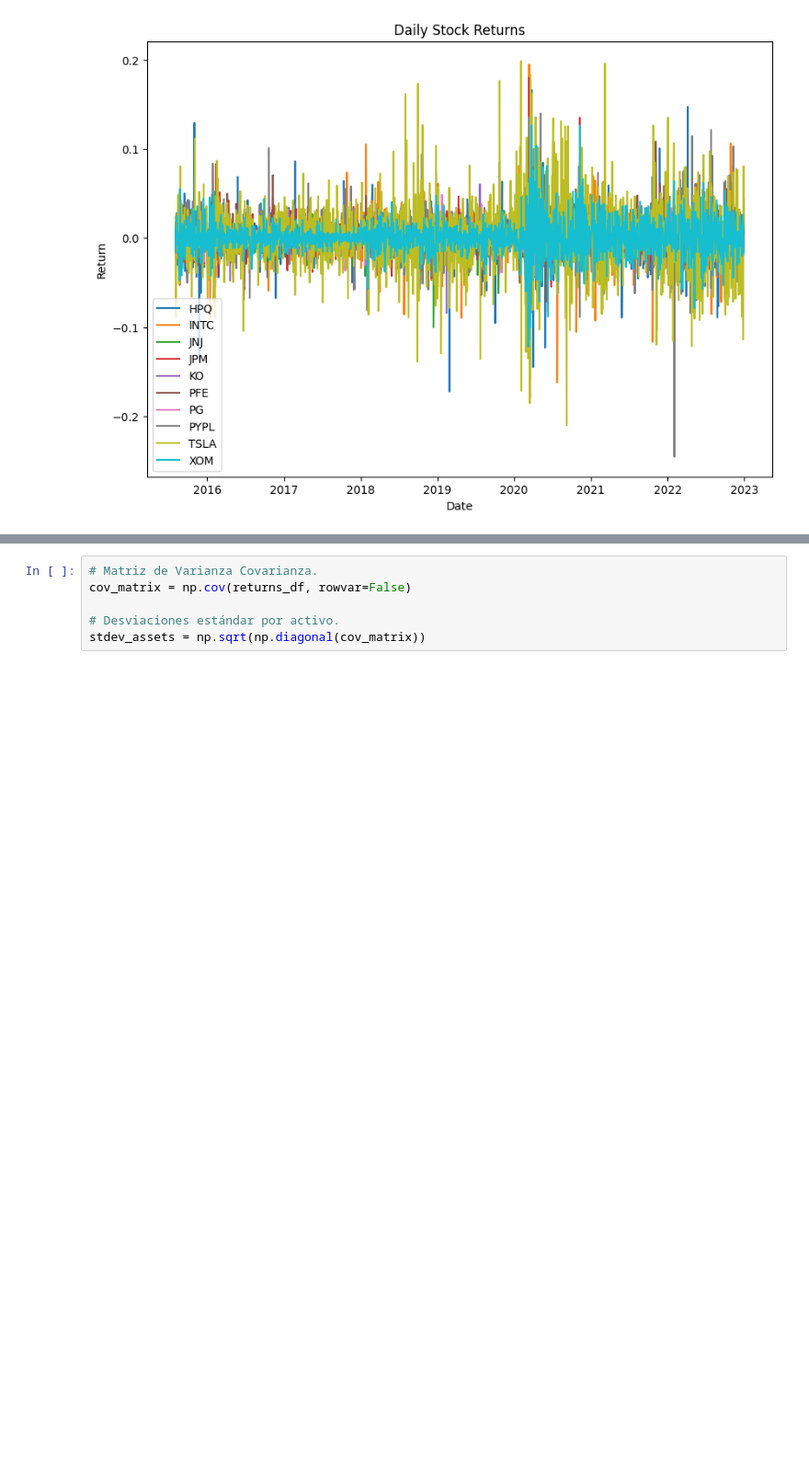
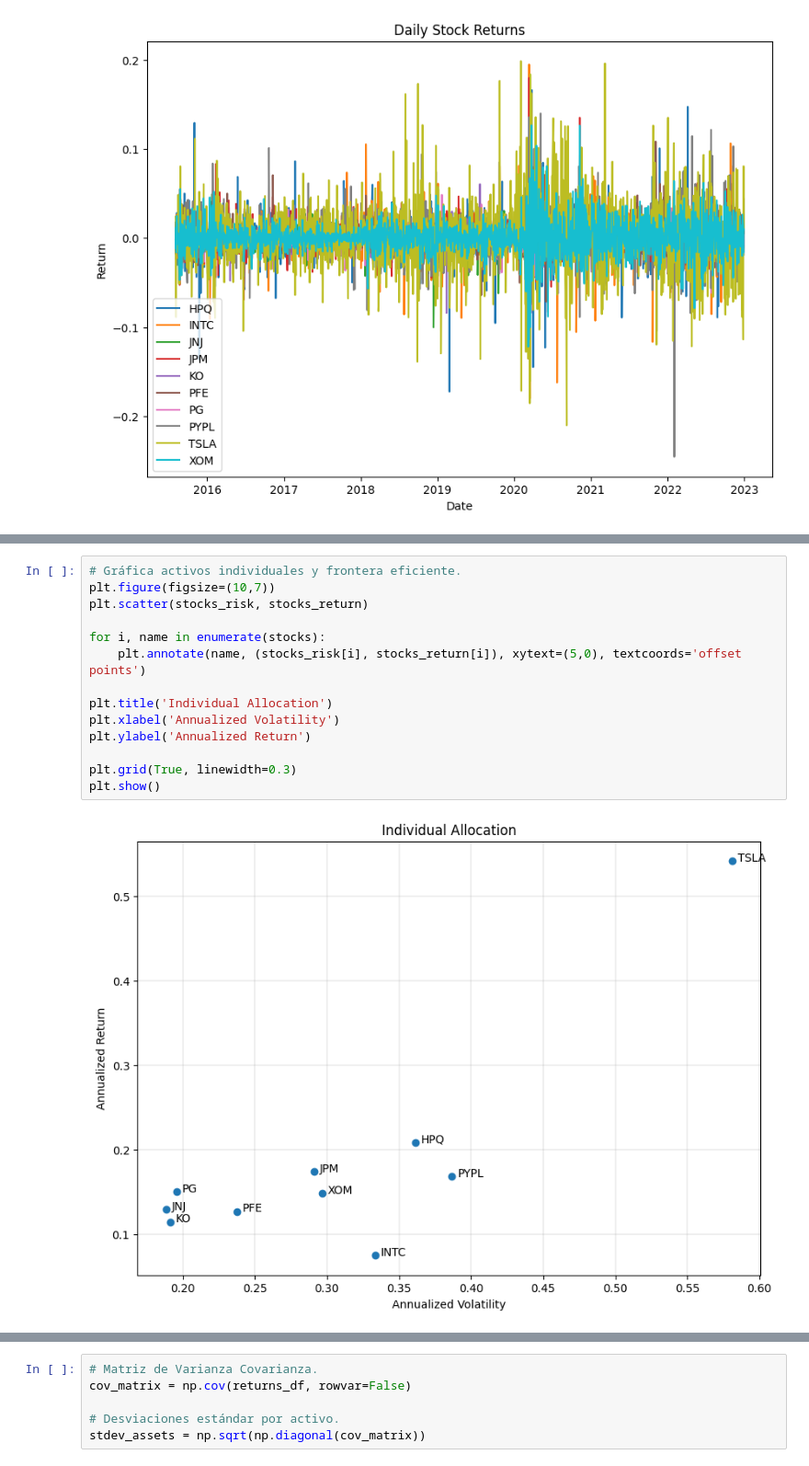
Before and after one commit to JuanDavidR24/Finanzas, a Jupyter notebook: Optimización de Portafolios de Markowitz.ipynb, the cells around one changed output, grey strips where cells are left out. Shown: that part at 92% size. Drawn from its saved outputs; the diff is of its cells as text; blank space fills up the shorter version.

```diff
--- a/Optimización de Portafolios de Markowitz.ipynb
+++ b/Optimización de Portafolios de Markowitz.ipynb
@@ -101,3 +128,19 @@ plt.show()
+# %%
+# Gráfica activos individuales y frontera eficiente.
+plt.figure(figsize=(10,7))
+plt.scatter(stocks_risk, stocks_return)
+
+for i, name in enumerate(stocks):
+    plt.annotate(name, (stocks_risk[i], stocks_return[i]), xytext=(5,0), textcoords='offset points')
+
+plt.title('Individual Allocation')
+plt.xlabel('Annualized Volatility')
+plt.ylabel('Annualized Return')
+
+plt.grid(True, linewidth=0.3)
+plt.show()
+# %% [output]
+[figure, added]
 # %%
 # Simular portafolios.
 weights = pd.DataFrame(np.nan, index=range(numberSim), columns=stocks)
```
Also changed, not shown: parts of 13 cells of this notebook.
